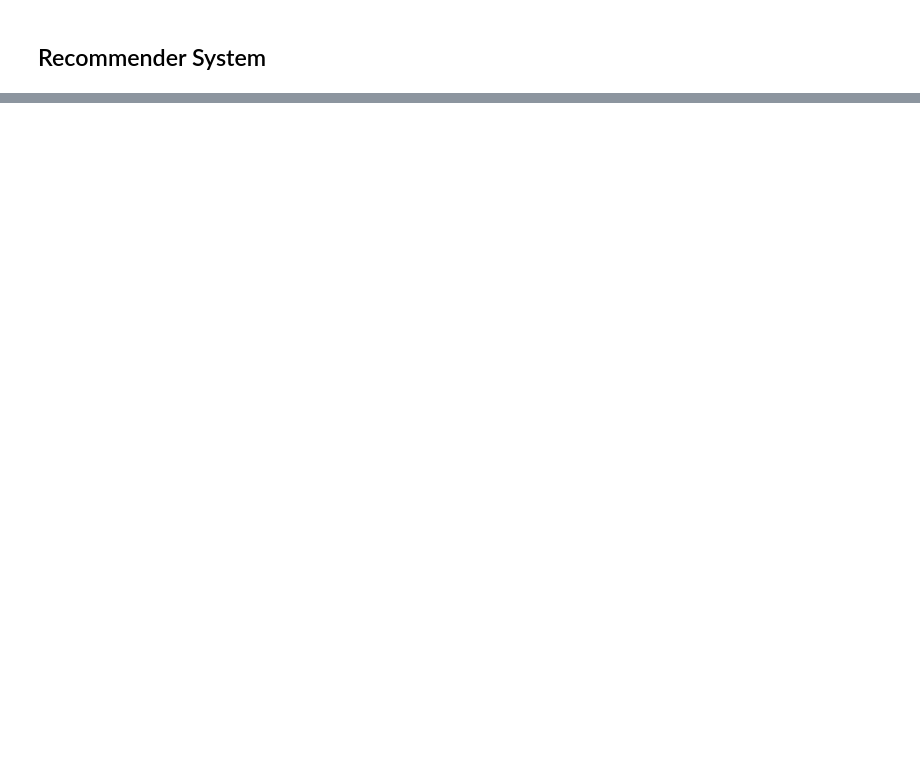
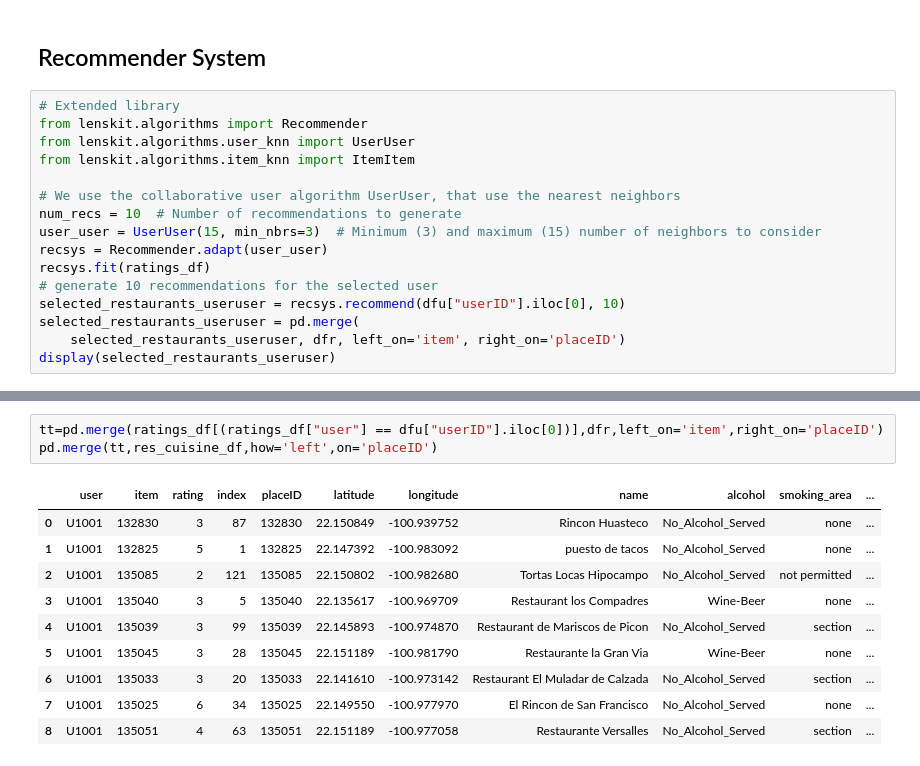
Before and after one commit to HusamAQ/RecSys_weRecommenaGrade10, a Jupyter notebook: data_preprocessing.ipynb, the cells around one changed output, grey strips where cells are left out. Drawn from its saved outputs; the diff is of its cells as text; blank space fills up the shorter version.

```diff
--- a/data_preprocessing.ipynb
+++ b/data_preprocessing.ipynb
@@ -123,2 +125,18 @@ display(ratings_df)
 # %% [markdown]
 ## Recommender System
+# %%
+# Extended library
+from lenskit.algorithms import Recommender
+from lenskit.algorithms.user_knn import UserUser
+from lenskit.algorithms.item_knn import ItemItem
+
+# We use the collaborative user algorithm UserUser, that use the nearest neighbors
+num_recs = 10  # Number of recommendations to generate
+user_user = UserUser(15, min_nbrs=3)  # Minimum (3) and maximum (15) number of neighbors to consider
+recsys = Recommender.adapt(user_user)
+recsys.fit(ratings_df)
+# generate 10 recommendations for the selected user
+selected_restaurants_useruser = recsys.recommend(dfu["userID"].iloc[0], 10)
+selected_restaurants_useruser = pd.merge(
+    selected_restaurants_useruser, dfr, left_on='item', right_on='placeID')
+display(selected_restaurants_useruser)
@@ -124,0 +155,14 @@ display(ratings_df)
+# %%
+tt=pd.merge(ratings_df[(ratings_df["user"] == dfu["userID"].iloc[0])],dfr,left_on='item',right_on='placeID')
+pd.merge(tt,res_cuisine_df,how='left',on='placeID')
+# %% [output]
+|  | user | item | rating | index | placeID | latitude | longitude | name | alcohol | smoking_area | ... |
+| 0 | U1001 | 132830 | 3 | 87 | 132830 | 22.150849 | -100.939752 | Rincon Huasteco | No_Alcohol_Served | none | ... |
+| 1 | U1001 | 132825 | 5 | 1 | 132825 | 22.147392 | -100.983092 | puesto de tacos | No_Alcohol_Served | none | ... |
+| 2 | U1001 | 135085 | 2 | 121 | 135085 | 22.150802 | -100.982680 | Tortas Locas Hipocampo | No_Alcohol_Served | not permitted | ... |
+| 3 | U1001 | 135040 | 3 | 5 | 135040 | 22.135617 | -100.969709 | Restaurant los Compadres | Wine-Beer | none | ... |
+| 4 | U1001 | 135039 | 3 | 99 | 135039 | 22.145893 | -100.974870 | Restaurant de Mariscos de Picon | No_Alcohol_Served | section | ... |
+| 5 | U1001 | 135045 | 3 | 28 | 135045 | 22.151189 | -100.981790 | Restaurante la Gran Via | Wine-Beer | none | ... |
+| 6 | U1001 | 135033 | 3 | 20 | 135033 | 22.141610 | -100.973142 | Restaurant El Muladar de Calzada | No_Alcohol_Served | section | ... |
+| 7 | U1001 | 135025 | 6 | 34 | 135025 | 22.149550 | -100.977970 | El Rincon de San Francisco | No_Alcohol_Served | none | ... |
+| 8 | U1001 | 135051 | 4 | 63 | 135051 | 22.151189 | -100.977058 | Restaurante Versalles | No_Alcohol_Served | section | ... |
```
Also changed, not shown: parts of 6 cells of this notebook.
